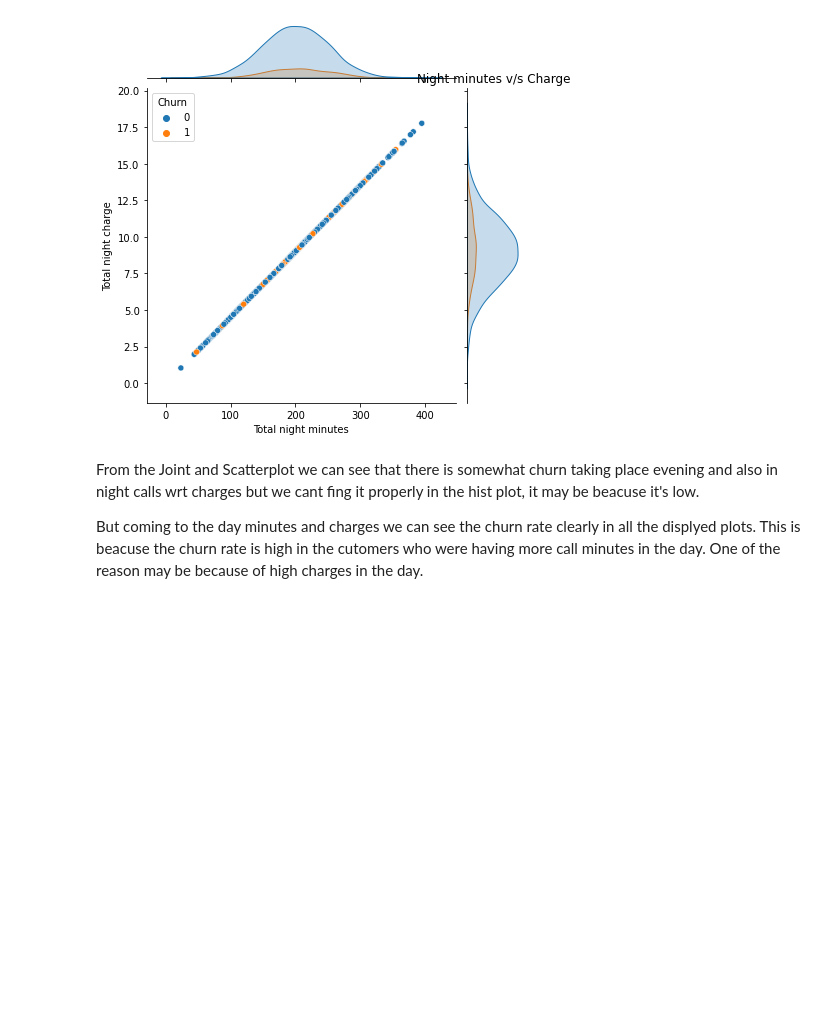
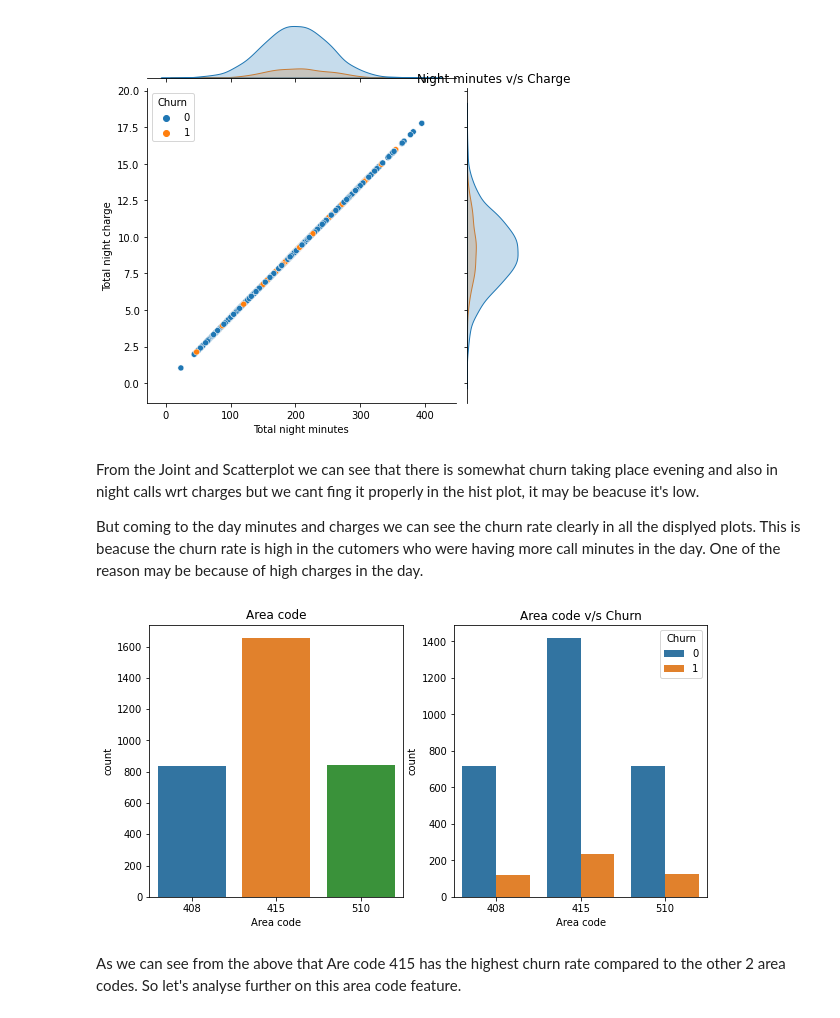
Before and after one commit to shyamsundar-v/Telecom-Churn-Analysis, a Jupyter notebook: Telecom_Churn_Analysis_Capstone_Project.ipynb, the cells around one changed output. Drawn from its saved outputs; the diff is of its cells as text; code cells hidden in the pictures; blank space fills up the shorter version.

```diff
--- a/Telecom_Churn_Analysis_Capstone_Project.ipynb
+++ b/Telecom_Churn_Analysis_Capstone_Project.ipynb
@@ -450,3 +459,17 @@ plt.show();
 From the Joint and Scatterplot we can see that there is somewhat churn taking place evening and also in night calls wrt charges but we cant fing it properly in the hist plot, it may be beacuse it's low.
 
 But coming to the day minutes and charges we can see the churn rate clearly in all the displyed plots. This is beacuse the churn rate is high in the cutomers who were having more call minutes in the day. One of the reason may be because of high charges in the day.
+# %%
+plt.figure(figsize=(10,5))
+plt.subplot(1,2,1)
+sns.countplot(tel_df['Area code'])
+plt.title('Area code')
+plt.subplot(1,2,2)
+sns.countplot(tel_df['Area code'],hue=tel_df['Churn'])
+plt.title('Area code v/s Churn')
+
+plt.show();
+# %% [output]
+[figure, added]
+# %% [markdown]
+As we can see from the above that Are code 415 has the highest churn rate compared to the other 2 area codes. So let's analyse further on this area code feature.
```
Also changed, not shown: parts of 12 cells of this notebook.
